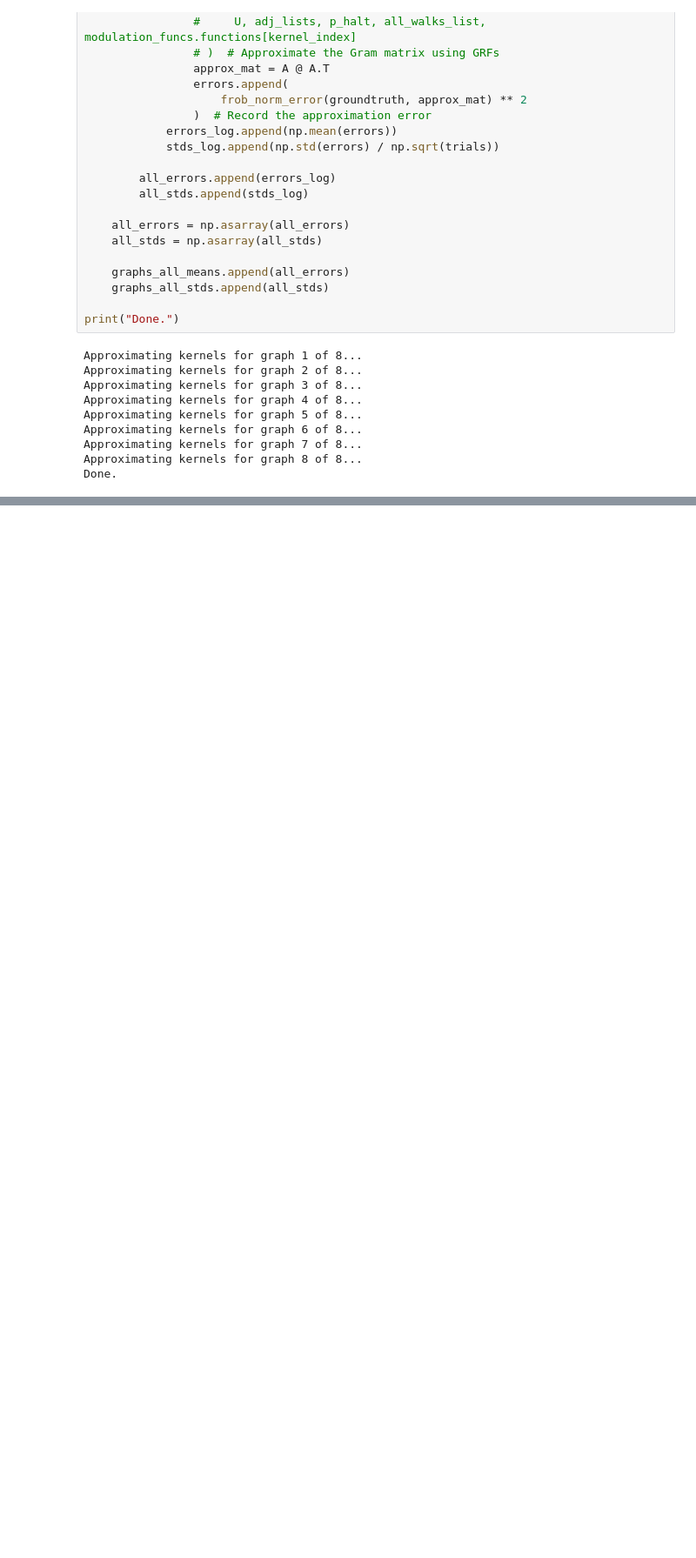
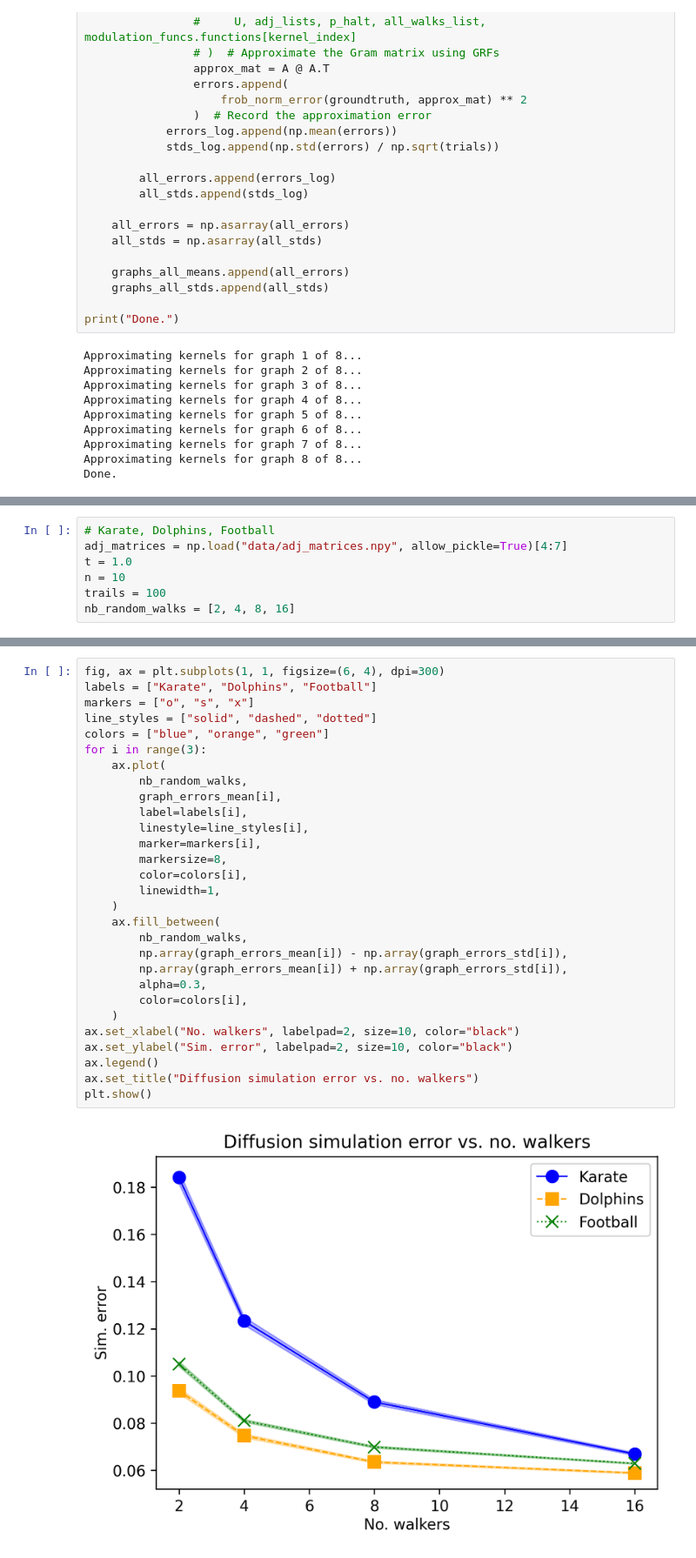
Before and after one commit to ANKer661/g-GRFs-reproduce, a Jupyter notebook: g-GRF.ipynb, the cells around one changed output, grey strips where cells are left out. Shown at 87% size. Saved outputs shown, nothing was run; the diff lists cells and outputs as text; blank space fills up the shorter version.

```diff
--- a/g-GRF.ipynb
+++ b/g-GRF.ipynb
@@ -363,0 +229,7 @@ for A in adj_matrices:
+# %%
+# Karate, Dolphins, Football
+adj_matrices = np.load("data/adj_matrices.npy", allow_pickle=True)[4:7]
+t = 1.0
+n = 10
+trails = 100
+nb_random_walks = [2, 4, 8, 16]
@@ -363,0 +269,31 @@ for A in adj_matrices:
+# %%
+fig, ax = plt.subplots(1, 1, figsize=(6, 4), dpi=300)
+labels = ["Karate", "Dolphins", "Football"]
+markers = ["o", "s", "x"]
+line_styles = ["solid", "dashed", "dotted"]
+colors = ["blue", "orange", "green"]
+for i in range(3):
+    ax.plot(
+        nb_random_walks,
+        graph_errors_mean[i],
+        label=labels[i],
+        linestyle=line_styles[i],
+        marker=markers[i],
+        markersize=8,
+        color=colors[i],
+        linewidth=1,
+    )
+    ax.fill_between(
+        nb_random_walks,
+        np.array(graph_errors_mean[i]) - np.array(graph_errors_std[i]),
+        np.array(graph_errors_mean[i]) + np.array(graph_errors_std[i]),
+        alpha=0.3,
+        color=colors[i],
+    )
+ax.set_xlabel("No. walkers", labelpad=2, size=10, color="black")
+ax.set_ylabel("Sim. error", labelpad=2, size=10, color="black")
+ax.legend()
+ax.set_title("Diffusion simulation error vs. no. walkers")
+plt.show()
+# %% [output]
+[figure, added]
```
Also changed, not shown: parts of 24 cells of this notebook, 1 other file.
